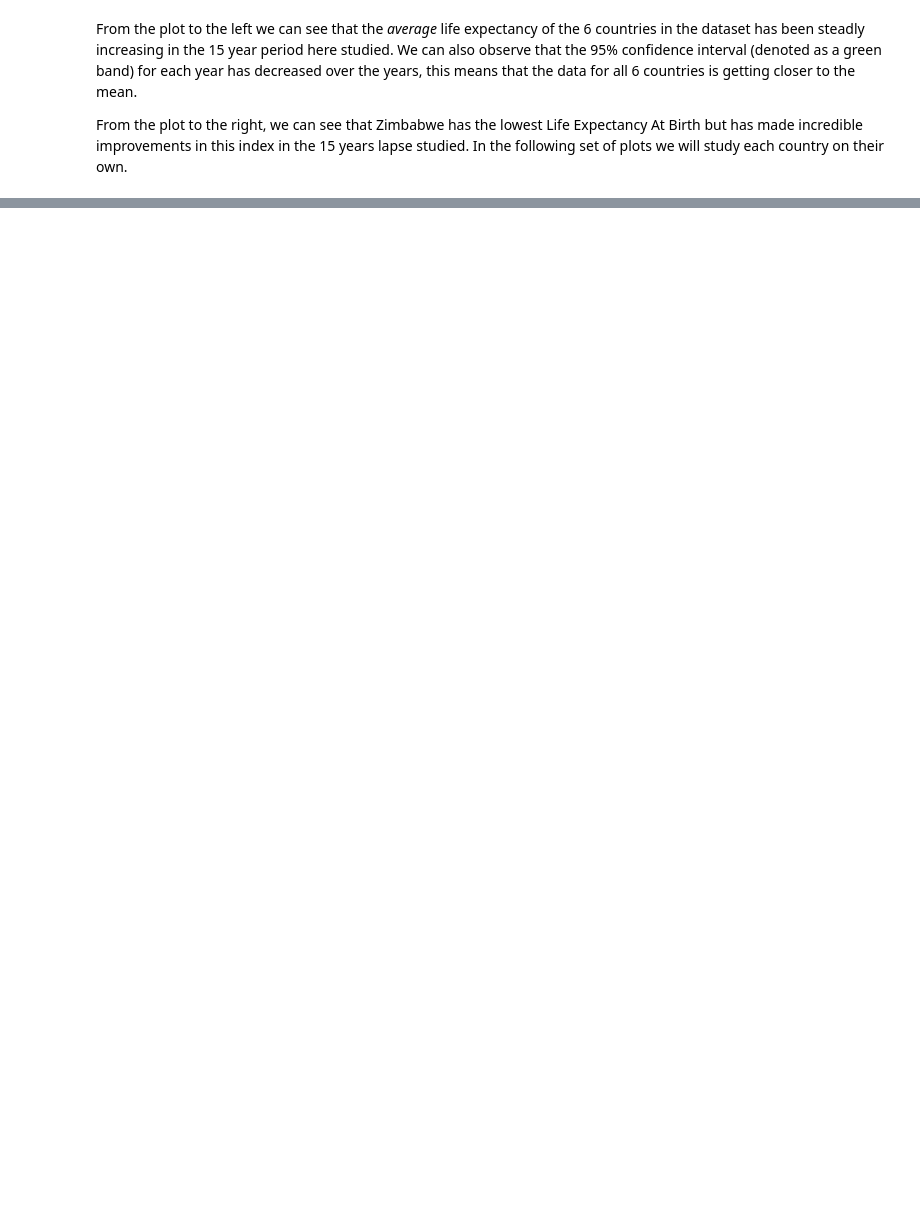
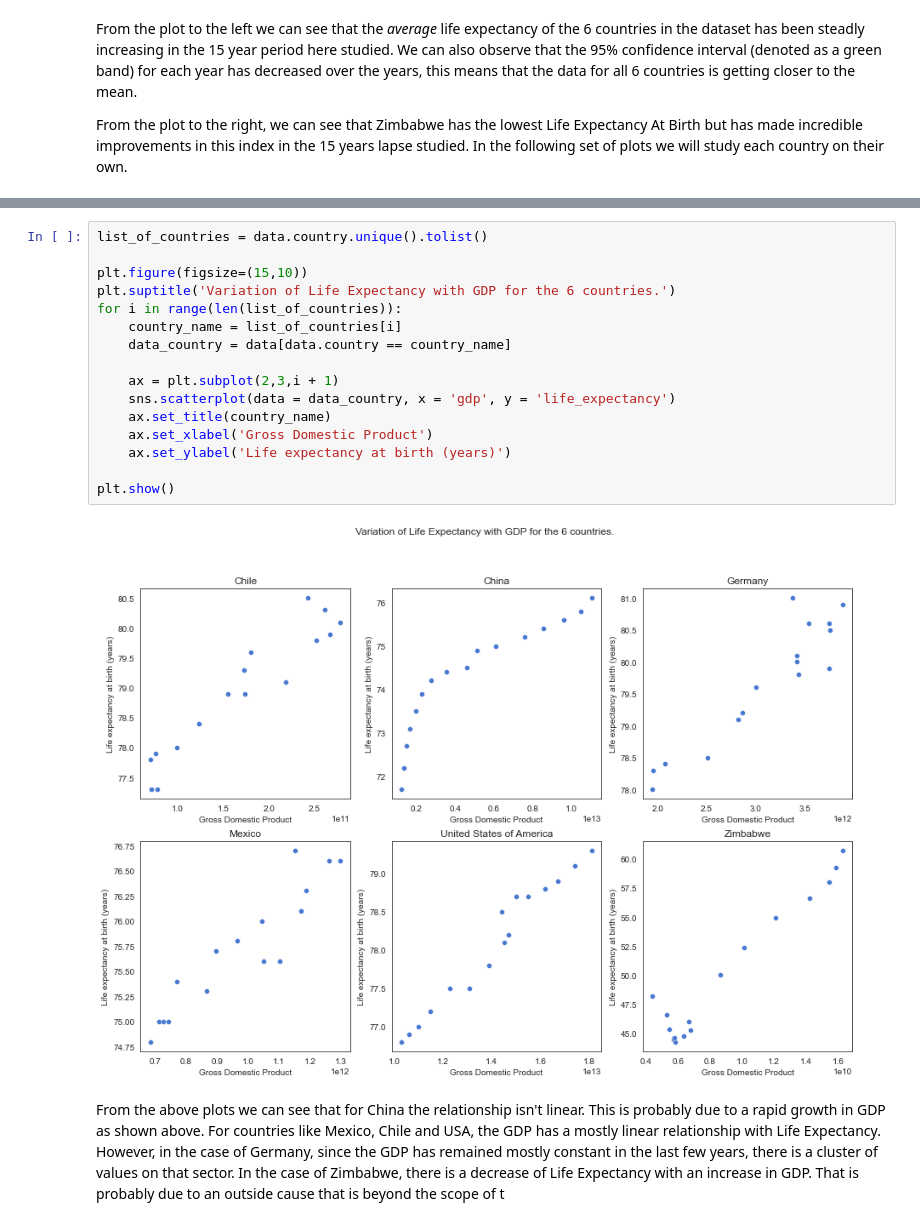
Before and after one commit to macebal/Life-Expectancy-and-GDP, a Jupyter notebook: life_expectancy_gdp.ipynb, the cells around one changed output, grey strips where cells are left out. Drawn from its saved outputs; the diff is of its cells as text; blank space fills up the shorter version.

```diff
--- a/life_expectancy_gdp.ipynb
+++ b/life_expectancy_gdp.ipynb
@@ -78,0 +135,21 @@ From the plot to the right, we can see that Zimbabwe has the lowest Life Expecta
+# %%
+list_of_countries = data.country.unique().tolist()
+
+plt.figure(figsize=(15,10))
+plt.suptitle('Variation of Life Expectancy with GDP for the 6 countries.')
+for i in range(len(list_of_countries)):
+    country_name = list_of_countries[i]
+    data_country = data[data.country == country_name]
+
+    ax = plt.subplot(2,3,i + 1)
+    sns.scatterplot(data = data_country, x = 'gdp', y = 'life_expectancy')
+    ax.set_title(country_name)
+    ax.set_xlabel('Gross Domestic Product')
+    ax.set_ylabel('Life expectancy at birth (years)')
+
+plt.show()
+# %% [output]
+[figure, added]
+# %% [markdown]
+From the above plots we can see that for China the relationship isn't linear. This is probably due to a rapid growth in GDP as shown above. For countries like Mexico, Chile and USA, the GDP has a mostly linear relationship with Life Expectancy. However, in the case of Germany, since the GDP has remained mostly constant in the last few years, there is a cluster of values on that sector.
+In the case of Zimbabwe, there is a decrease of Life Expectancy with an increase in GDP. That is probably due to an outside cause that is beyond the scope of t
```
Also changed, not shown: parts of 7 cells of this notebook.
